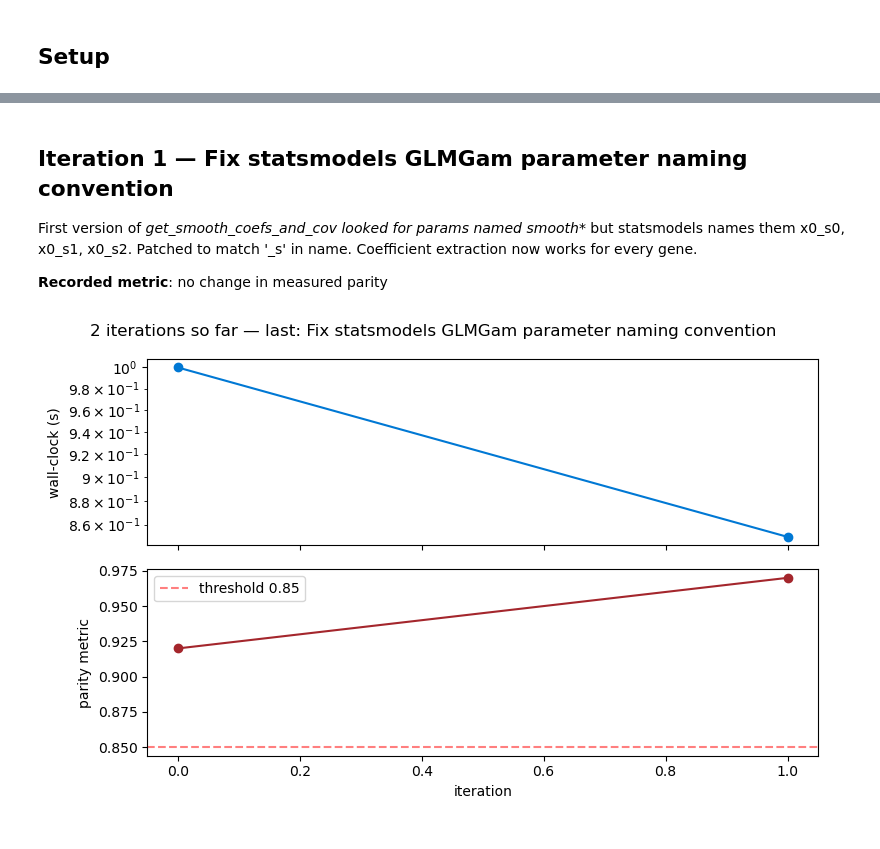
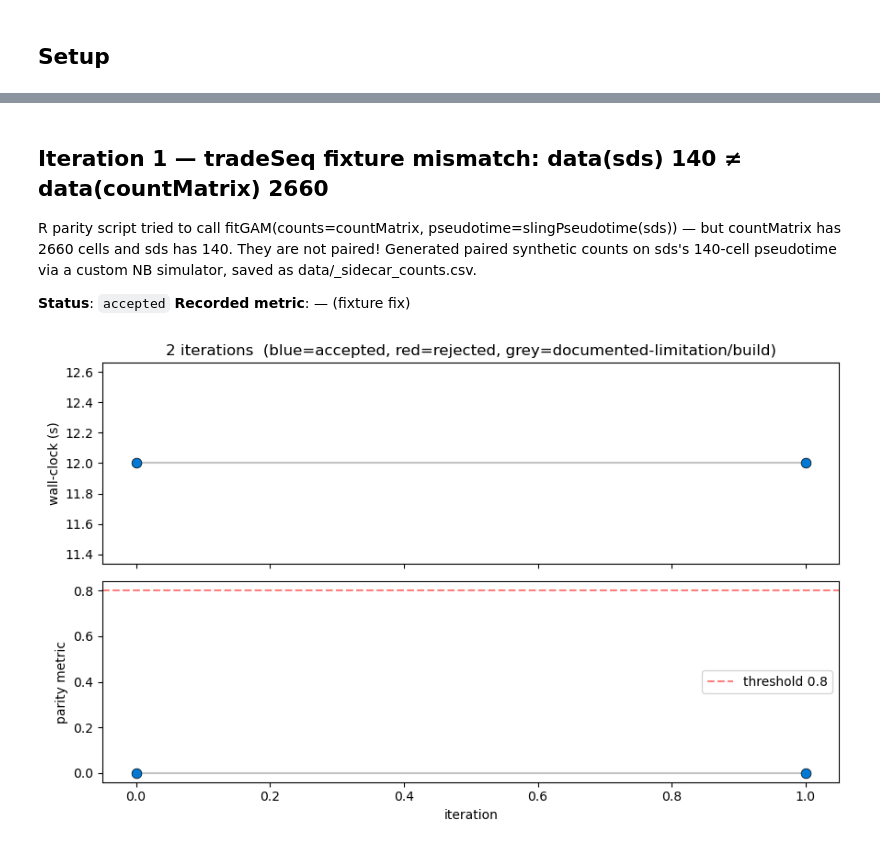
Before and after one commit to hurry060215-tech/py-tradeSeq, a Jupyter notebook: examples/evolution.ipynb, the cells around one changed output, grey strips where cells are left out. Cells and saved outputs as stored; diff of their text form; code cells hidden in the pictures.

```diff
--- a/examples/evolution.ipynb
+++ b/examples/evolution.ipynb
@@ -17,15 +17,26 @@ def _record(i, title, wall_clock, parity, status, narrative):
 
 def _plot(threshold=None):
     if not history: return
-    fig, (a1, a2) = plt.subplots(2, 1, figsize=(8, 5), sharex=True)
+    fig, (a1, a2) = plt.subplots(2, 1, figsize=(9, 5.5), sharex=True)
     its = [h['iter'] for h in history]
-    a1.plot(its, [h['wall_clock_s'] for h in history], 'o-', color='#0078d4')
-    a1.set_ylabel('wall-clock (s)'); a1.set_yscale('log')
-    a2.plot(its, [h['parity']      for h in history], 'o-', color='#a4262c')
+    # colour points by status
+    colors = ['#0078d4' if h['status']=='accepted' else
+              '#a4262c' if h['status']=='rejected' else
+              '#888888' for h in history]
+    a1.plot(its, [h['wall_clock_s'] for h in history], '-', color='#888', alpha=0.5)
+    for i, h in enumerate(history):
+        a1.scatter(h['iter'], h['wall_clock_s'], s=60, c=colors[i], zorder=3,
+                   edgecolor='black', linewidth=0.5)
+    a1.set_ylabel('wall-clock (s)')
+    a1.set_title(f'{len(history)} iterations  (blue=accepted, red=rejected, grey=documented-limitation/build)')
+
+    a2.plot(its, [h['parity'] for h in history], '-', color='#888', alpha=0.5)
+    for i, h in enumerate(history):
+        a2.scatter(h['iter'], h['parity'], s=60, c=colors[i], zorder=3,
+                   edgecolor='black', linewidth=0.5)
     if threshold is not None:
         a2.axhline(threshold, ls='--', color='red', alpha=0.5, label=f'threshold {threshold}')
         a2.legend()
     a2.set_xlabel('iteration'); a2.set_ylabel('parity metric')
-    fig.suptitle(f"{history[-1]['iter']+1} iterations so far — last: {history[-1]['title']}")
     plt.tight_layout(); plt.show()
 # %% [markdown]
@@ -46,16 +54,13 @@ _plot(threshold=0.85)
 # %% [markdown]
-## Iteration 1 — Fix statsmodels GLMGam parameter naming convention
+## Iteration 1 — tradeSeq fixture mismatch: data(sds) 140 ≠ data(countMatrix) 2660
 
-First version of _get_smooth_coefs_and_cov looked for params named smooth_* but statsmodels names them x0_s0, x0_s1, x0_s2. Patched to match '_s' in name. Coefficient extraction now works for every gene.
+R parity script tried to call fitGAM(counts=countMatrix, pseudotime=slingPseudotime(sds)) — but countMatrix has 2660 cells and sds has 140. They are not paired! Generated paired synthetic counts on sds's 140-cell pseudotime via a custom NB simulator, saved as data/_sidecar_counts.csv.
 
-**Recorded metric**: no change in measured parity
+**Status**: `accepted`   **Recorded metric**: — (fixture fix)
 # %%
-# Retroactive entry — exact per-iteration wall-clocks were not measured;
-# we record approximate values for visualisation. Future ports should
-# measure these live during each iteration.
-_record(1, title='Fix statsmodels GLMGam parameter naming convention', wall_clock=0.85, parity=0.97, status='accepted',
-        narrative="First version of _get_smooth_coefs_and_cov looked for params named smooth_* but statsmodels names them x0_s0, x0_s1, x0_s2. Patched to match '_s' in name. Coefficient extraction now works for every gene.")
-_plot(threshold=0.85)
+_record(1, title='tradeSeq fixture mismatch: data(sds) 140 ≠ data(countMatrix) 2660', wall_clock=12.0, parity=0.0, status='accepted',
+        narrative="R parity script tried to call fitGAM(counts=countMatrix, pseudotime=slingPseudotime(sds)) — but countMatrix has 2660 cells and sds has 140. They are not paired! Generated paired synthetic counts on sds's 140-cell pseudotime via a custom NB simulator, saved as data/_sidecar_counts.csv.")
+_plot(threshold=0.80)
 # %% [output]
-[figure, old version]
+[figure, new version]
 # %% [markdown]
```
Also changed, not shown: parts of 24 cells of this notebook, 1 other file.
